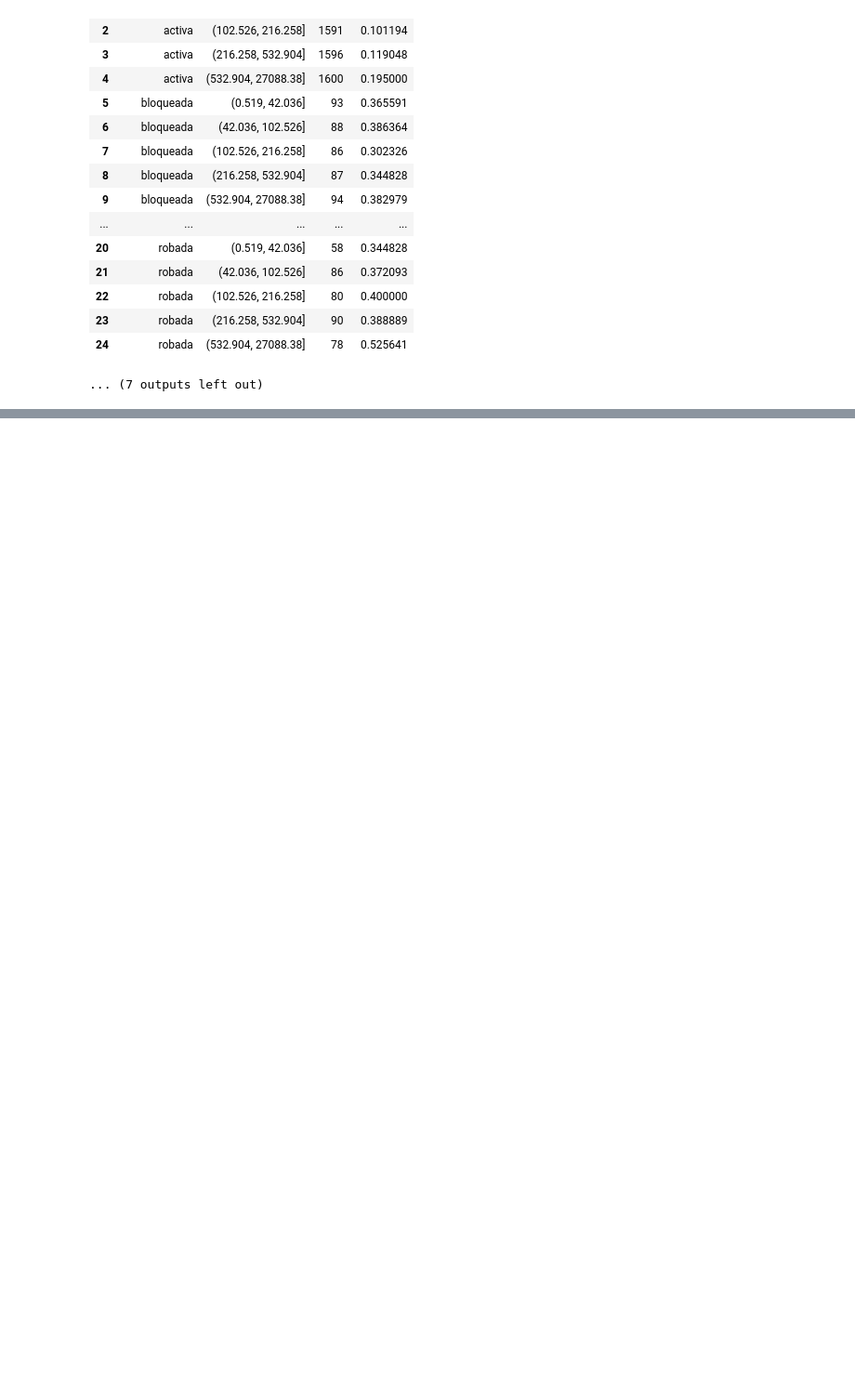
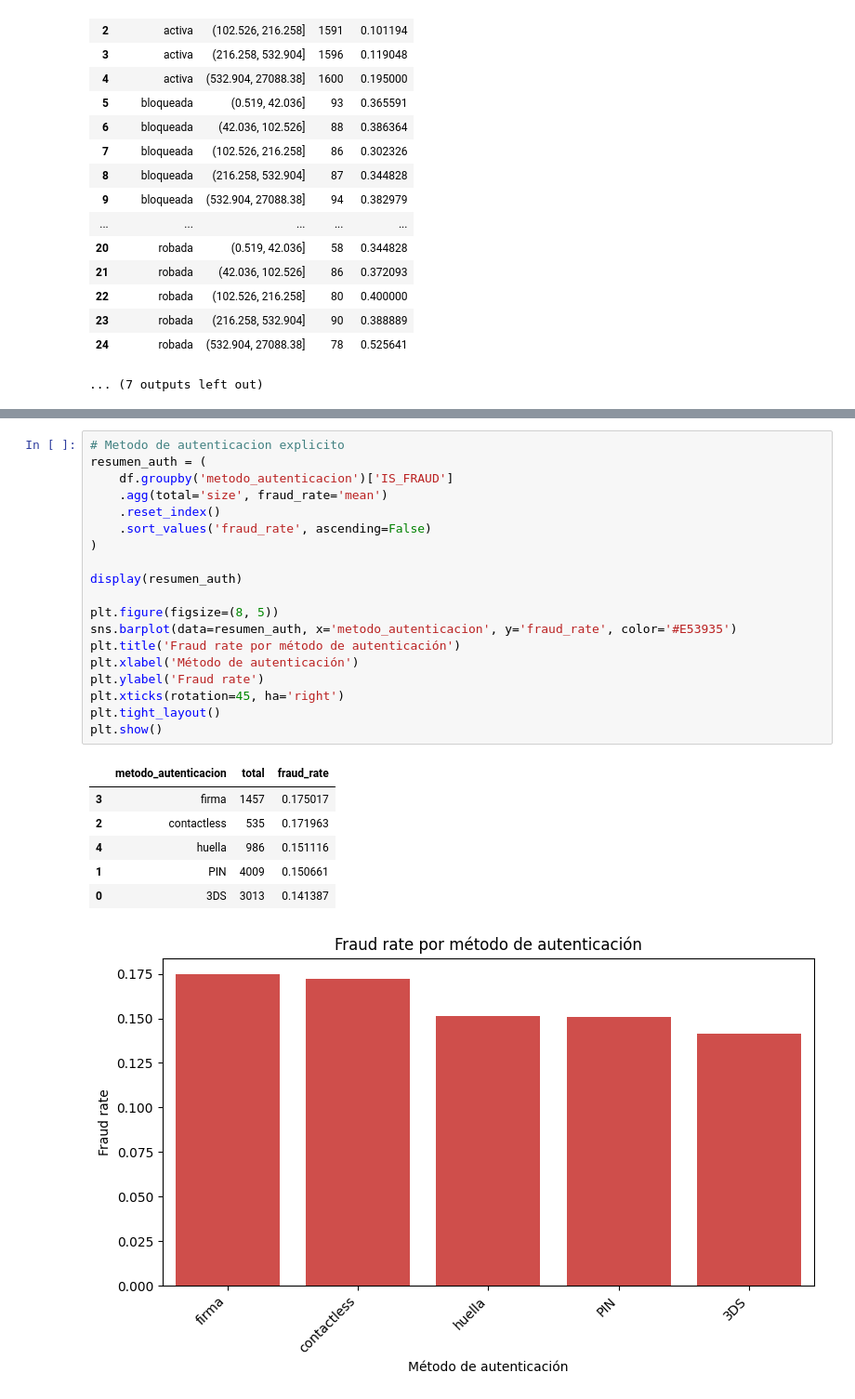
Before and after one commit to CPasData/NovaPay_ML, a Jupyter notebook: Notebooks/EDA.ipynb, the cells around one changed output, grey strips where cells are left out. Shown at 93% size. Saved outputs shown, nothing was run; the diff lists cells and outputs as text; blank space fills up the shorter version.

```diff
--- a/Notebooks/EDA.ipynb
+++ b/Notebooks/EDA.ipynb
@@ -1378,0 +1458,27 @@ resumen_y_heatmap(
+# %%
+# Metodo de autenticacion explicito
+resumen_auth = (
+    df.groupby('metodo_autenticacion')['IS_FRAUD']
+    .agg(total='size', fraud_rate='mean')
+    .reset_index()
+    .sort_values('fraud_rate', ascending=False)
+)
+
+display(resumen_auth)
+
+plt.figure(figsize=(8, 5))
+sns.barplot(data=resumen_auth, x='metodo_autenticacion', y='fraud_rate', color='#E53935')
+plt.title('Fraud rate por método de autenticación')
+plt.xlabel('Método de autenticación')
+plt.ylabel('Fraud rate')
+plt.xticks(rotation=45, ha='right')
+plt.tight_layout()
+plt.show()
+# %% [output]
+|  | metodo_autenticacion | total | fraud_rate |
+| 3 | firma | 1457 | 0.175017 |
+| 2 | contactless | 535 | 0.171963 |
+| 4 | huella | 986 | 0.151116 |
+| 1 | PIN | 4009 | 0.150661 |
+| 0 | 3DS | 3013 | 0.141387 |
+[figure, added]
```
Also changed, not shown: parts of 6 cells of this notebook, 1 other file.
